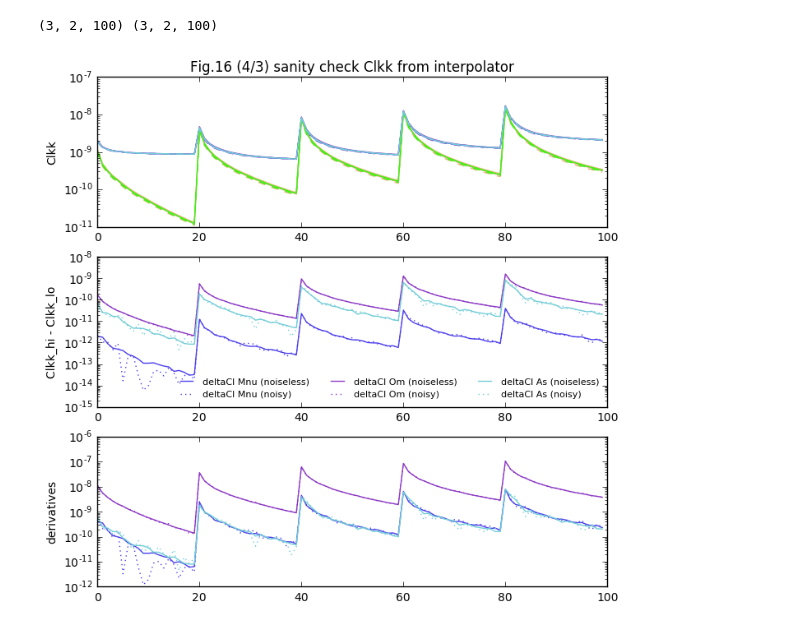
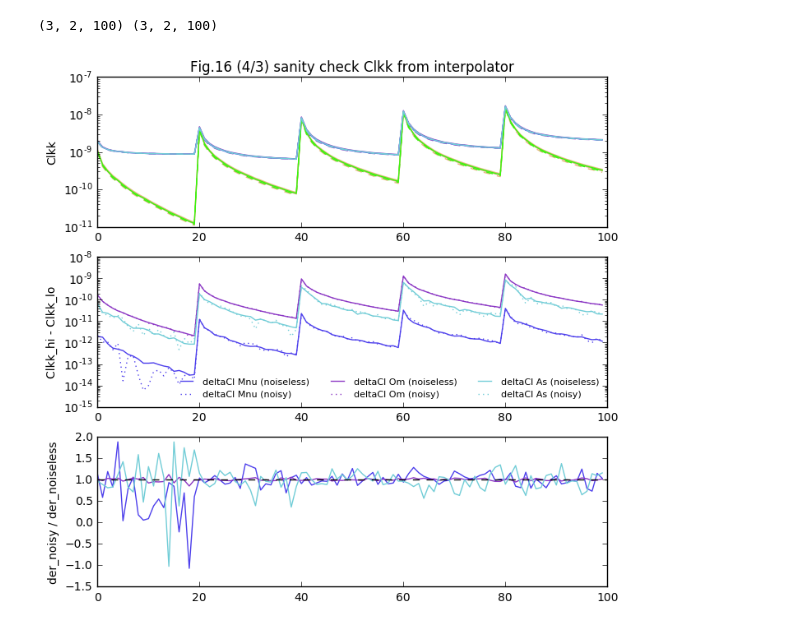
Before and after one commit to liuxx479/PDFs, a Jupyter notebook: PDFs.ipynb, the cells around one changed output. Cells and saved outputs as stored; diff of their text form; code cells hidden in the pictures.

```diff
--- a/PDFs.ipynb
+++ b/PDFs.ipynb
@@ -558,26 +585,29 @@ print PS_testI.shape, PS_testN.shape
 # %%
 f, (ax1, ax2, ax3) = subplots(3,1,figsize=(8,8))
 seed(49)
 param_name=['Mnu','Om','As']
 for i in range(3):
     icolor,jcolor=rand(3),rand(3)
     ax1.plot(PS_testI[i,0],color=jcolor)
     ax1.plot(PS_testI[i,1],'--',color=jcolor)
     ax1.plot(PS_testN[i,0],color=icolor)
     ax1.plot(PS_testN[i,1],'--',color=icolor)
     ax2.plot(abs(PS_testI[i,1]-PS_testI[i,0]), '-', color=icolor,label='deltaCl %s (noiseless)' % (param_name[i]))
     ax2.plot(abs(PS_testN[i,1]-PS_testN[i,0]), ':', color=icolor,label='deltaCl %s (noisy)' % (param_name[i]))
-    ax3.plot(abs(derPSI[i]),'-', color=icolor,label='deltaCl %s (noiseless)' % (param_name[i]))
-    ax3.plot(abs(derPSN[i]), ':', color=icolor,label='deltaCl %s (noisy)' % (param_name[i]))
+    ax3.plot(derPSN[i]/derPSI[i],'-', color=icolor,label='deltaCl %s (noiseless)' % (param_name[i]))
+#     ax3.plot(abs(derPSI[i]),'-', color=icolor,label='deltaCl %s (noiseless)' % (param_name[i]))
+#     ax3.plot(abs(derPSN[i]), ':', color=icolor,label='deltaCl %s (noisy)' % (param_name[i]))
 ax1.set_yscale('log')
 ax2.set_label('Clkk bins')
 ax1.set_ylabel('Clkk')
 ax2.set_ylabel('Clkk_hi - Clkk_lo')
 ax2.set_yscale('log')
-ax3.set_ylabel('derivatives')
-ax3.set_yscale('log')
+ax3.plot([0,100],[1,1],'k--')
+
+ax3.set_ylabel('der_noisy / der_noiseless')
+#ax3.set_yscale('log')
 ax2.legend(frameon=0, fontsize=8, loc=0,ncol=3)
 ax1.set_title('Fig.16 (4/3) sanity check Clkk from interpolator')
 show()
 # %% [output]
-[figure, old version]
+[figure, new version]
```
Also changed, not shown: parts of 8 cells of this notebook.
